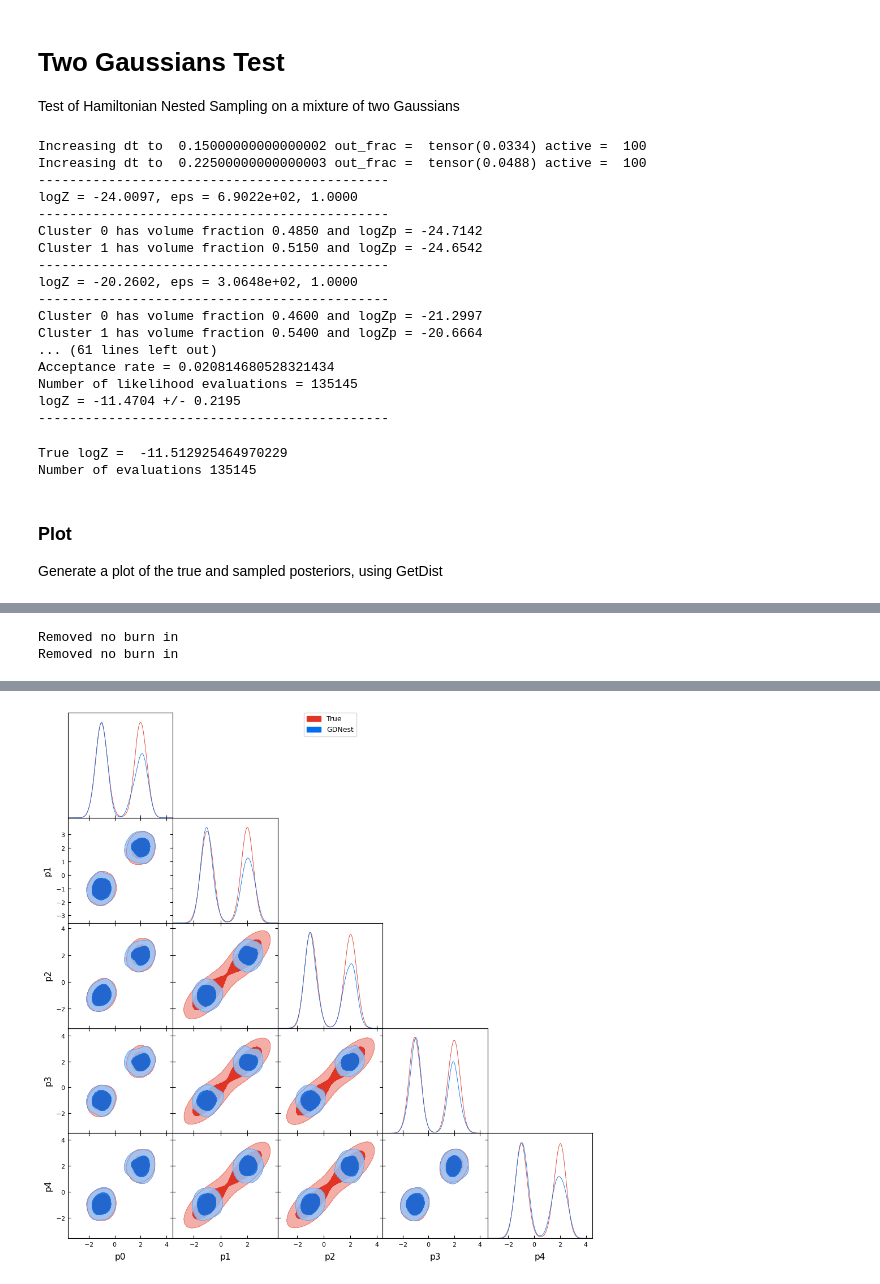
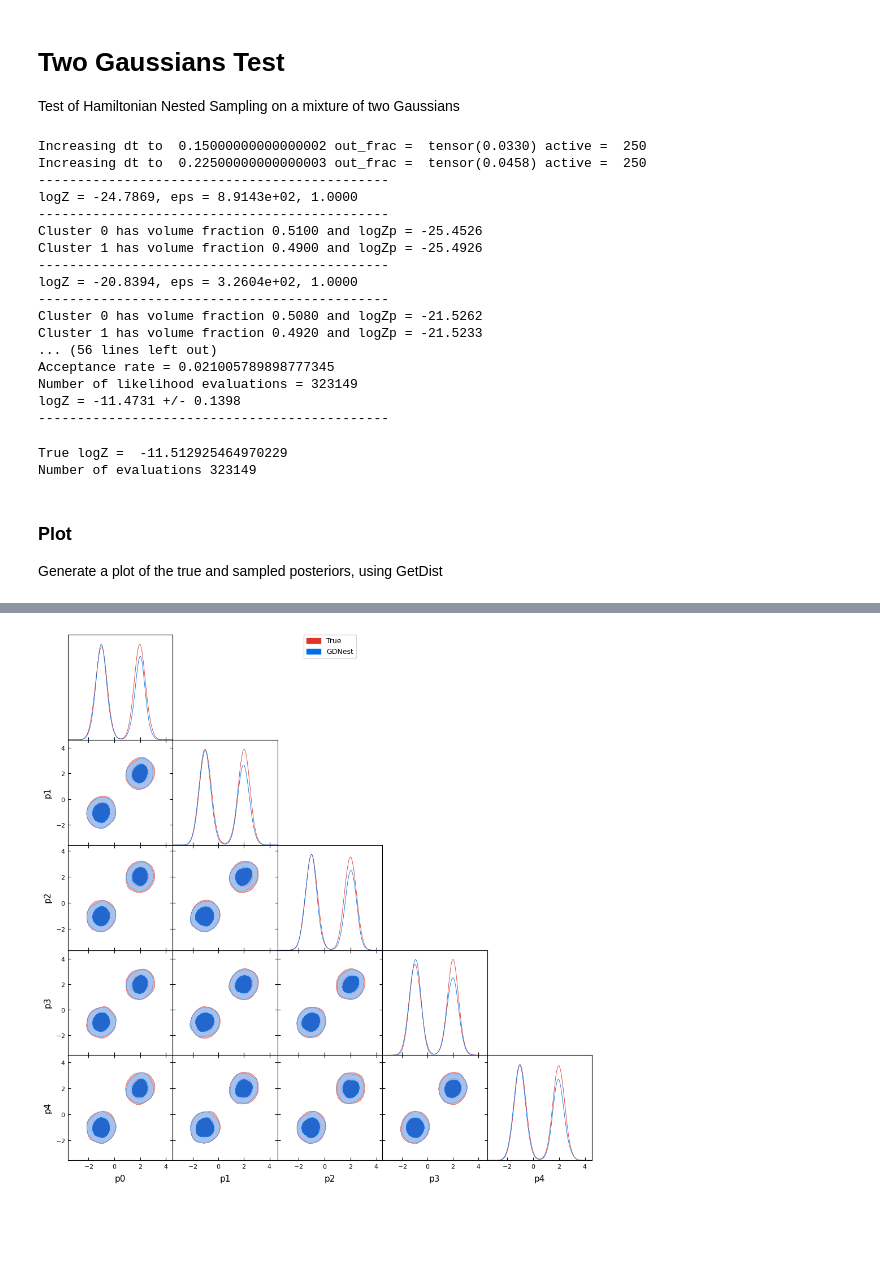
Before and after one commit to Pablo-Lemos/GGNS, a Jupyter notebook: nb/two_gaussians.ipynb, the cells around one changed output, grey strips where cells are left out. Saved outputs shown, nothing was run; the diff lists cells and outputs as text; code cells hidden in the pictures; blank space fills up the shorter version.

```diff
--- a/nb/two_gaussians.ipynb
+++ b/nb/two_gaussians.ipynb
@@ -39,7 +39,7 @@ for i in range(ndims):
 
 # Create a Nested Sampling object
 ns = HamiltonianNS(
-    nlive=200,
+    nlive=500,
     loglike=get_loglike,
     params=params,
     verbose=True,
@@ -50,22 +50,22 @@ ns = HamiltonianNS(
 # Run the sampler
 ns.run()
 # %% [output]
-Increasing dt to  0.15000000000000002 out_frac =  tensor(0.0334) active =  100
-Increasing dt to  0.22500000000000003 out_frac =  tensor(0.0488) active =  100
+Increasing dt to  0.15000000000000002 out_frac =  tensor(0.0330) active =  250
+Increasing dt to  0.22500000000000003 out_frac =  tensor(0.0458) active =  250
 ---------------------------------------------
-logZ = -24.0097, eps = 6.9022e+02, 1.0000
+logZ = -24.7869, eps = 8.9143e+02, 1.0000
 ---------------------------------------------
-Cluster 0 has volume fraction 0.4850 and logZp = -24.7142
-Cluster 1 has volume fraction 0.5150 and logZp = -24.6542
+Cluster 0 has volume fraction 0.5100 and logZp = -25.4526
+Cluster 1 has volume fraction 0.4900 and logZp = -25.4926
 ---------------------------------------------
-logZ = -20.2602, eps = 3.0648e+02, 1.0000
+logZ = -20.8394, eps = 3.2604e+02, 1.0000
 ---------------------------------------------
-Cluster 0 has volume fraction 0.4600 and logZp = -21.2997
-Cluster 1 has volume fraction 0.5400 and logZp = -20.6664
-... (61 lines left out)
-Acceptance rate = 0.020814680528321434
-Number of likelihood evaluations = 135145
-logZ = -11.4704 +/- 0.2195
+Cluster 0 has volume fraction 0.5080 and logZp = -21.5262
+Cluster 1 has volume fraction 0.4920 and logZp = -21.5233
+... (56 lines left out)
+Acceptance rate = 0.021005789898777345
+Number of likelihood evaluations = 323149
+logZ = -11.4731 +/- 0.1398
 ---------------------------------------------
 # %%
 # The true logZ is the inverse of the prior volume
@@ -73,14 +73,14 @@ print('True logZ = ', np.log(1 / 10**len(params)))
 print('Number of evaluations', ns.get_like_evals())
 # %% [output]
 True logZ =  -11.512925464970229
-Number of evaluations 135145
+Number of evaluations 323149
 # %% [markdown]
 ### Plot
 
 Generate a plot of the true and sampled posteriors, using GetDist
 # %%
 samples = ns.convert_to_getdist()
-true_samples = torch.cat([mvn1.sample((1000,)), mvn2.sample((1000,))], dim=0)
+true_samples = torch.cat([mvn1.sample((2000,)), mvn2.sample((2000,))], dim=0)
 true_samples = MCSamples(samples=true_samples.numpy(), names=[f'p{i}' for i in range(ndims)])
 g = plots.get_subplot_plotter()
 g.triangle_plot([true_samples, samples], [f'p{i}' for i in range(5)], filled=True, legend_labels=['True', 'GDNest'])
@@ -89,2 +89,0 @@ WARNING:root:outlier fraction 0.009863429438543247
-Removed no burn in
-Removed no burn in
@@ -96 +90 @@ WARNING:root:2D kernel density bandwidth optimizer failed for p2, p4. Using fall
-[figure, old version]
+[figure, new version]
```
Also changed, not shown: parts of 1 cell of this notebook, 3 other files.
